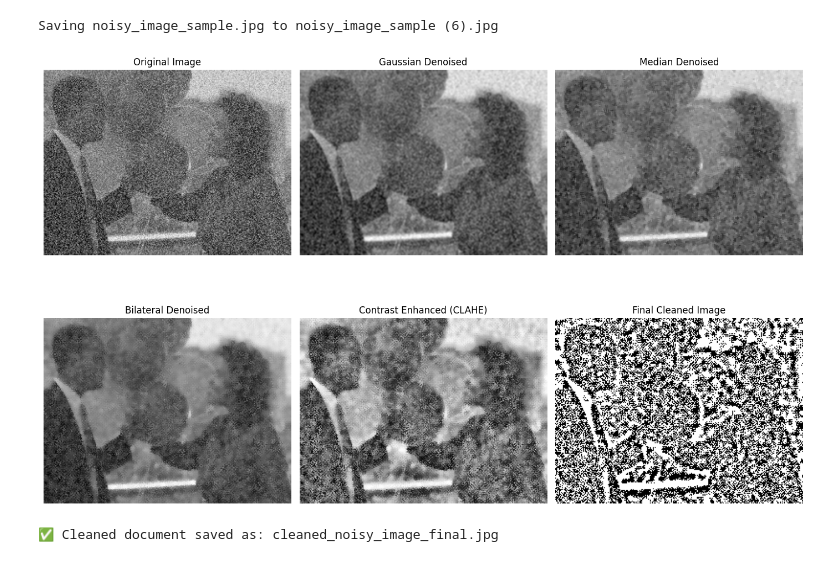
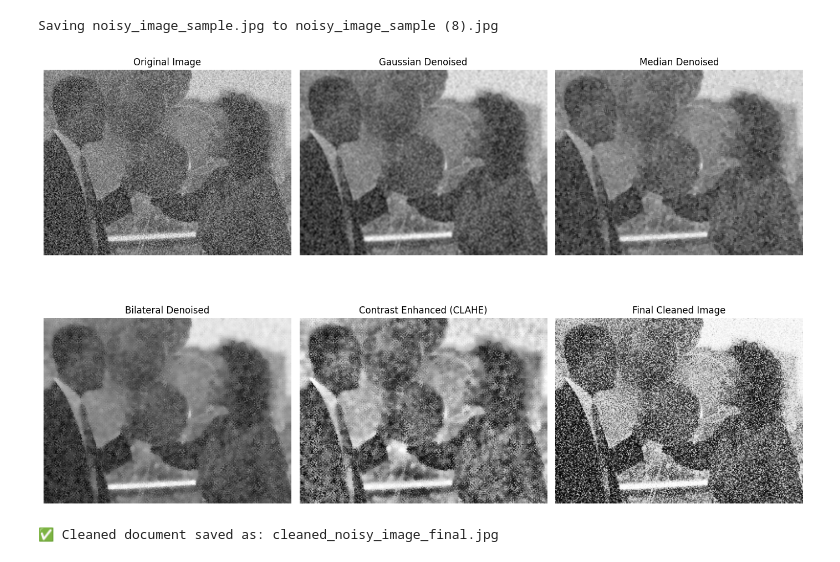
Before and after one commit to sssangeetha/OutamationAI_OCR_RAG_Automation, a Jupyter notebook: OCR_imagePreprocessing.ipynb, the cells around one changed output. Cells and saved outputs as stored; diff of their text form; code cells hidden in the pictures.

```diff
--- a/OCR_imagePreprocessing.ipynb
+++ b/OCR_imagePreprocessing.ipynb
@@ -9,69 +9,64 @@ import cv2
 import matplotlib.pyplot as plt
 from google.colab import files
 
-# 1️⃣ Upload image (if not already uploaded)
+# Upload image (if not already uploaded)
 uploaded = files.upload()
 
-# 2️⃣ Read image in grayscale
+# Read image in grayscale
 img = cv2.imread("noisy_image_sample.jpg", cv2.IMREAD_GRAYSCALE)
 
-# 3️⃣ Apply denoising filters
+# Apply denoising filters
 gaussian = cv2.GaussianBlur(img, (3, 3), 0)       # milder blur
 median = cv2.medianBlur(img, 3)                   # smaller kernel keeps details
 bilateral = cv2.bilateralFilter(img, 7, 50, 50)   # preserves text edges
 
-# 4️⃣ Normalize brightness before contrast enhancement
+# Normalize brightness before contrast enhancement
 norm = cv2.normalize(bilateral, None, 0, 255, cv2.NORM_MINMAX)
 
-# 5️⃣ Contrast Enhancement (CLAHE) - slightly higher clipLimit for clarity
+#  Contrast Enhancement (CLAHE) - slightly higher clipLimit for clarity
 clahe = cv2.createCLAHE(clipLimit=3.0, tileGridSize=(8, 8))
 enhanced = clahe.apply(norm)
+# Apply Non-Local Means Denoising
+denoised = cv2.fastNlMeansDenoising(img, None, 30, 7, 21)
 
-# 6️⃣ Adaptive Thresholding (balanced parameters)
-cleaned = cv2.adaptiveThreshold(
-    enhanced, 255, cv2.ADAPTIVE_THRESH_GAUSSIAN_C,
-    cv2.THRESH_BINARY, 15, 3
-)
+# Apply Histogram Equalization
+hist_eq = cv2.equalizeHist(img)
 
-# 7️⃣ Optional Morphological opening to remove tiny specks
-kernel = cv2.getStructuringElement(cv2.MORPH_RECT, (1, 1))
-cleaned = cv2.morphologyEx(cleaned, cv2.MORPH_OPEN, kernel)
+# Save final cleaned image
+cv2.imwrite("cleaned_noisy_image_final.jpg", hist_eq)
 
-# 8️⃣ Save final cleaned image
-cv2.imwrite("cleaned_noisy_image_final.jpg", cleaned)
-
-# 9️⃣ Display all stages
+# Display all stages
 titles = [
     "Original Image",
     "Gaussian Denoised",
     "Median Denoised",
     "Bilateral Denoised",
     "Contrast Enhanced (CLAHE)",
     "Final Cleaned Image"
 ]
 
 images = [
     img,
     gaussian,
     median,
     bilateral,
     enhanced,
-    cleaned
+    hist_eq
 ]
 
 plt.figure(figsize=(14, 10))
 for i in range(len(images)):
     plt.subplot(2, 3, i + 1)
     plt.imshow(images[i], cmap="gray")
     plt.title(titles[i])
     plt.axis("off")
 
 plt.tight_layout()
 plt.show()
 
 print("✅ Cleaned document saved as: cleaned_noisy_image_final.jpg")
 # %% [output]
 [interactive output not drawn]
-Saving noisy_image_sample.jpg to noisy_image_sample (6).jpg
+Saving noisy_image_sample.jpg to noisy_image_sample (8).jpg
-[figure, old version]
+[figure, new version]
 ✅ Cleaned document saved as: cleaned_noisy_image_final.jpg
```
